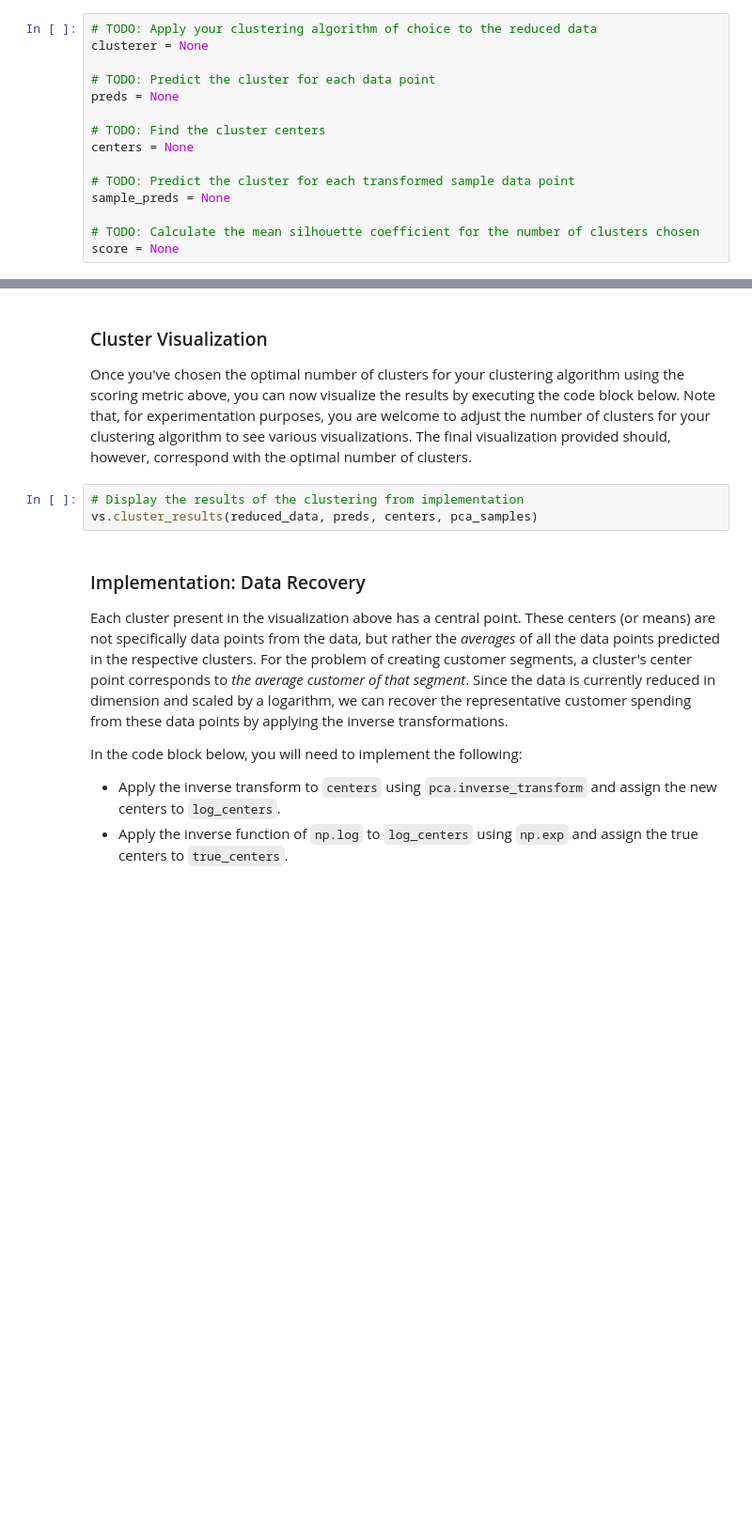
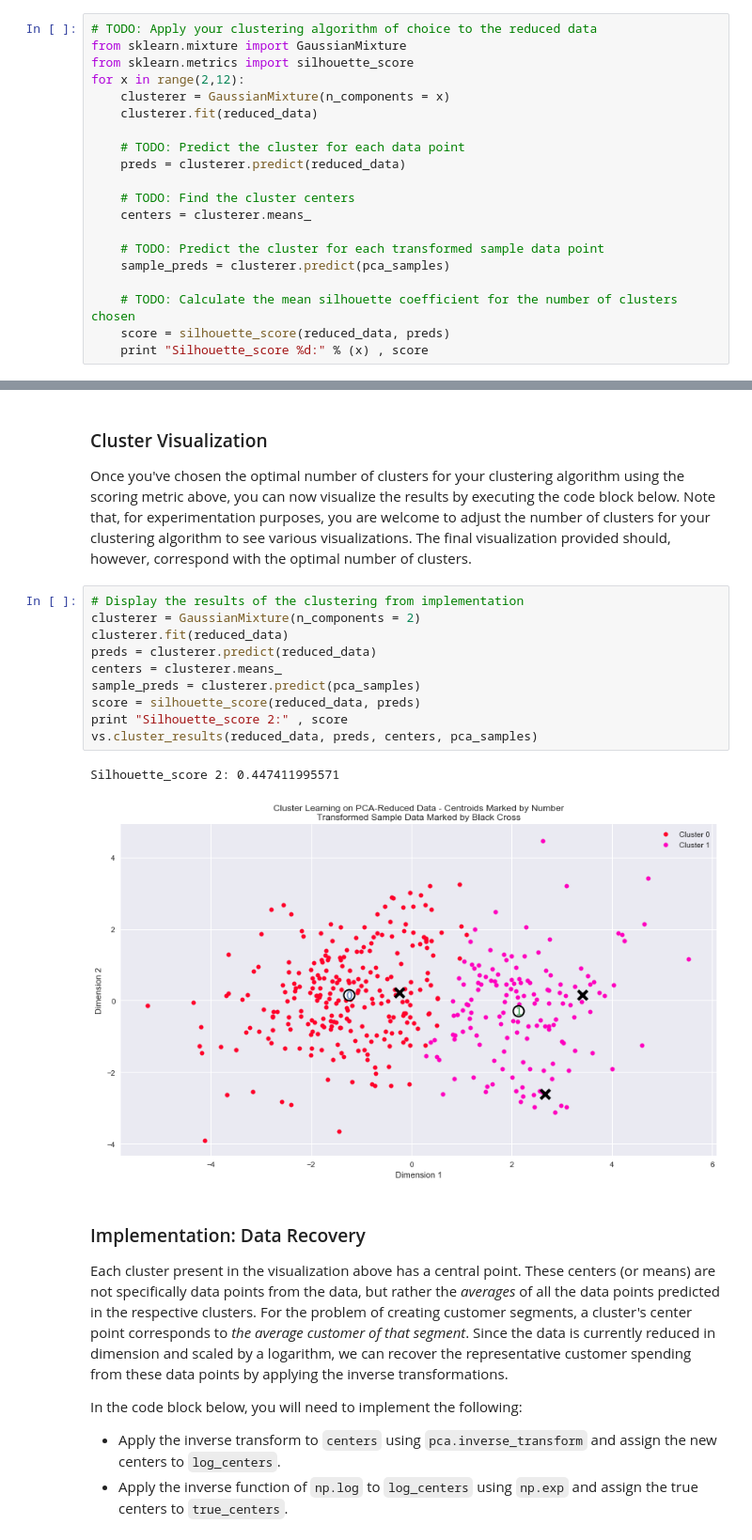
Before and after one commit to leogold/machine-learning, a Jupyter notebook: projects/customer_segments/customer_segments.ipynb, the cells around one changed output, grey strips where cells are left out. Shown: that part at 94% size. Saved outputs shown, nothing was run; the diff lists cells and outputs as text; blank space fills up the shorter version.

```diff
--- a/projects/customer_segments/customer_segments.ipynb
+++ b/projects/customer_segments/customer_segments.ipynb
@@ -471,16 +476,21 @@ In the code block below, you will need to implement the following:
    - Assign the silhouette score to `score` and print the result.
 # %%
 # TODO: Apply your clustering algorithm of choice to the reduced data
-clusterer = None
+from sklearn.mixture import GaussianMixture
+from sklearn.metrics import silhouette_score
+for x in range(2,12):
+    clusterer = GaussianMixture(n_components = x)
+    clusterer.fit(reduced_data)
 
-# TODO: Predict the cluster for each data point
-preds = None
+    # TODO: Predict the cluster for each data point
+    preds = clusterer.predict(reduced_data)
 
-# TODO: Find the cluster centers
-centers = None
+    # TODO: Find the cluster centers
+    centers = clusterer.means_
 
-# TODO: Predict the cluster for each transformed sample data point
-sample_preds = None
+    # TODO: Predict the cluster for each transformed sample data point
+    sample_preds = clusterer.predict(pca_samples)
 
-# TODO: Calculate the mean silhouette coefficient for the number of clusters chosen
-score = None
+    # TODO: Calculate the mean silhouette coefficient for the number of clusters chosen
+    score = silhouette_score(reduced_data, preds)
+    print "Silhouette_score %d:" % (x) , score
@@ -496,7 +518,17 @@ score = None
 Once you've chosen the optimal number of clusters for your clustering algorithm using the scoring metric above, you can now visualize the results by executing the code block below. Note that, for experimentation purposes, you are welcome to adjust the number of clusters for your clustering algorithm to see various visualizations. The final visualization provided should, however, correspond with the optimal number of clusters.
 # %%
 # Display the results of the clustering from implementation
+clusterer = GaussianMixture(n_components = 2)
+clusterer.fit(reduced_data)
+preds = clusterer.predict(reduced_data)
+centers = clusterer.means_
+sample_preds = clusterer.predict(pca_samples)
+score = silhouette_score(reduced_data, preds)
+print "Silhouette_score 2:" , score
 vs.cluster_results(reduced_data, preds, centers, pca_samples)
+# %% [output]
+Silhouette_score 2: 0.447411995571
+[figure, added]
 # %% [markdown]
 ### Implementation: Data Recovery
 Each cluster present in the visualization above has a central point. These centers (or means) are not specifically data points from the data, but rather the *averages* of all the data points predicted in the respective clusters. For the problem of creating customer segments, a cluster's center point corresponds to *the average customer of that segment*. Since the data is currently reduced in dimension and scaled by a logarithm, we can recover the representative customer spending from these data points by applying the inverse transformations.
```
Also changed, not shown: parts of 28 cells of this notebook, 1 other file.
